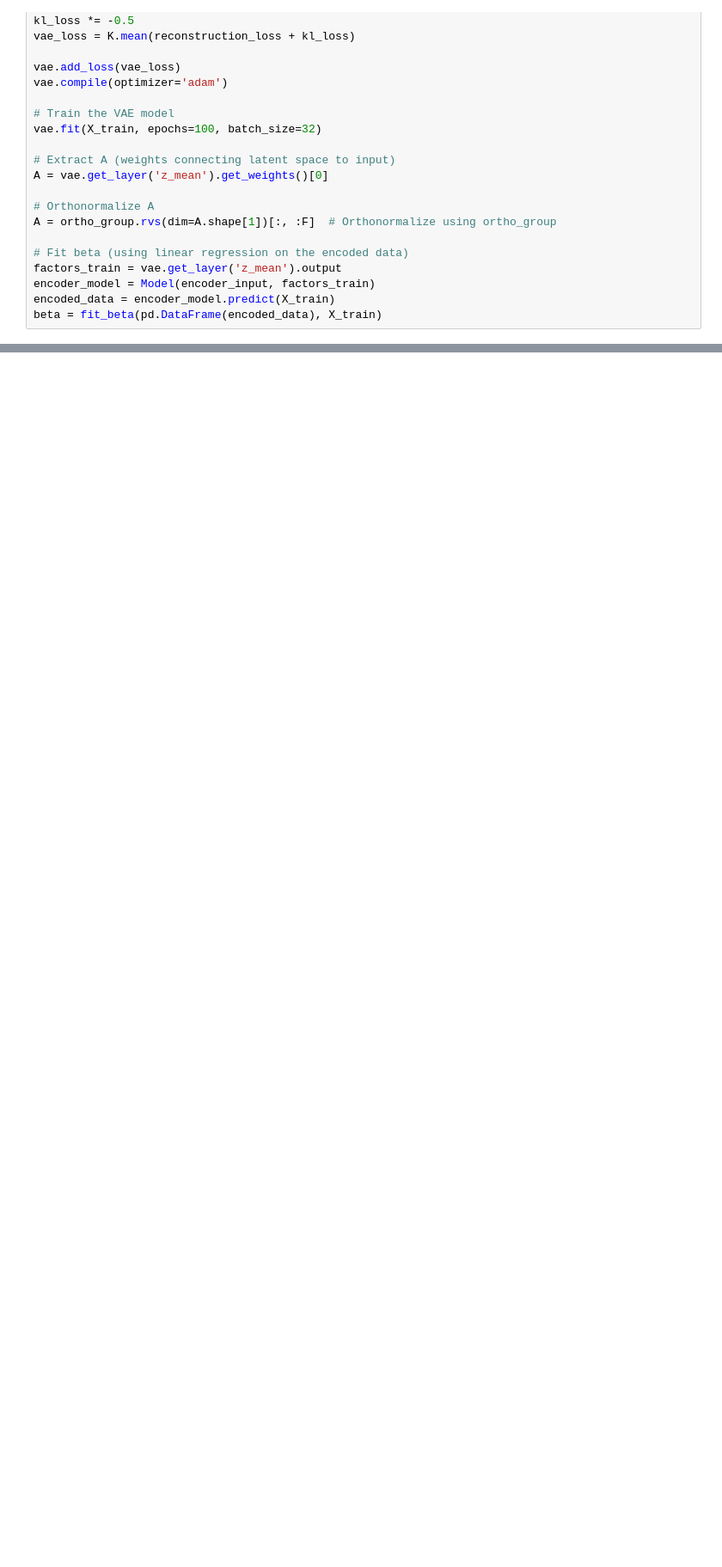
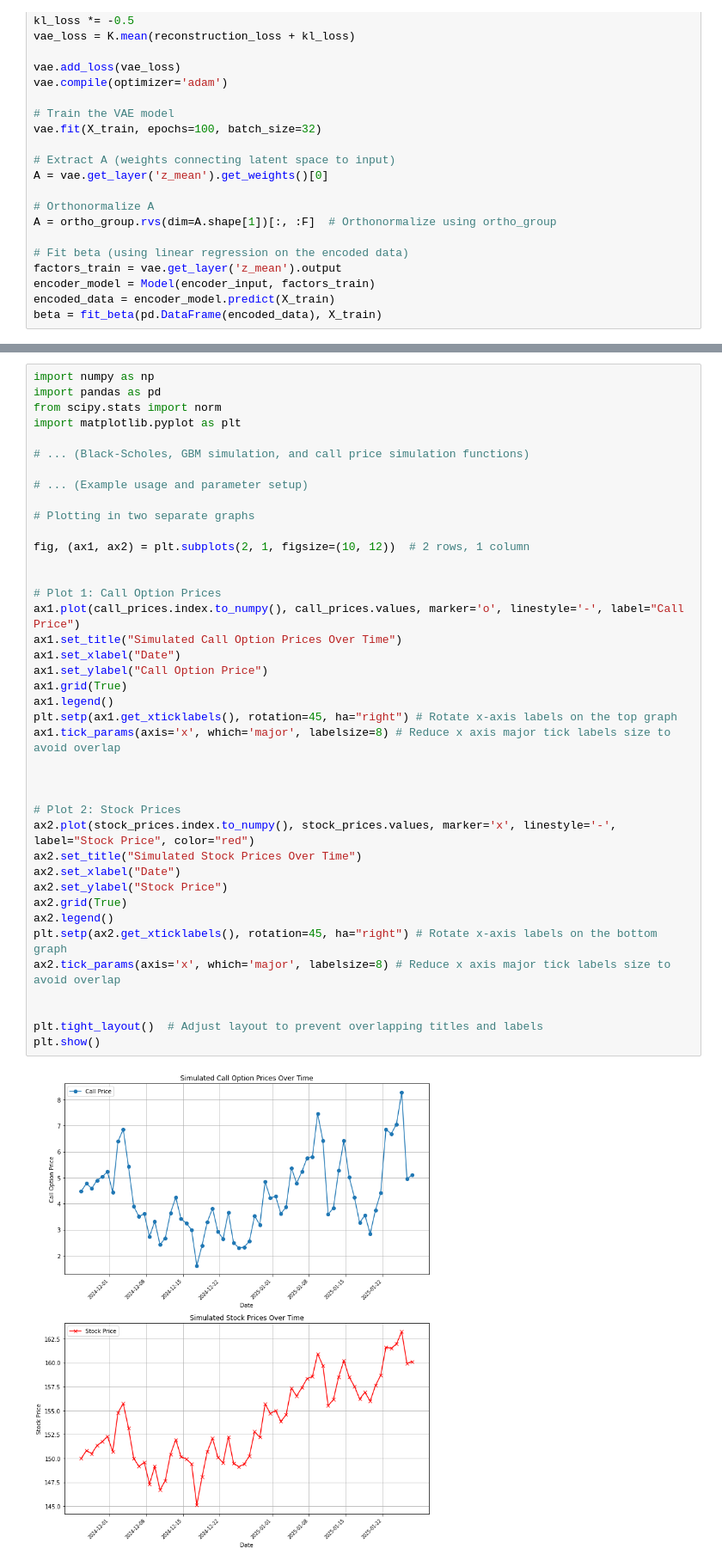
Before and after one commit to lanfeustX/Backtest, a Jupyter notebook: strat.ipynb, the cells around one changed output, grey strips where cells are left out. Shown at 86% size. Drawn from its saved outputs; the diff is of its cells as text; blank space fills up the shorter version.

```diff
--- a/strat.ipynb
+++ b/strat.ipynb
@@ -1821,0 +2918,42 @@ beta = fit_beta(pd.DataFrame(generated_data), X_train)
+# %%
+import numpy as np
+import pandas as pd
+from scipy.stats import norm
+import matplotlib.pyplot as plt
+
+# ... (Black-Scholes, GBM simulation, and call price simulation functions)
+
+# ... (Example usage and parameter setup)
+
+# Plotting in two separate graphs
+
+fig, (ax1, ax2) = plt.subplots(2, 1, figsize=(10, 12))  # 2 rows, 1 column
+
+
+# Plot 1: Call Option Prices
+ax1.plot(call_prices.index.to_numpy(), call_prices.values, marker='o', linestyle='-', label="Call Price")
+ax1.set_title("Simulated Call Option Prices Over Time")
+ax1.set_xlabel("Date")
+ax1.set_ylabel("Call Option Price")
+ax1.grid(True)
+ax1.legend()
+plt.setp(ax1.get_xticklabels(), rotation=45, ha="right") # Rotate x-axis labels on the top graph
+ax1.tick_params(axis='x', which='major', labelsize=8) # Reduce x axis major tick labels size to avoid overlap
+
+
+
+# Plot 2: Stock Prices
+ax2.plot(stock_prices.index.to_numpy(), stock_prices.values, marker='x', linestyle='-', label="Stock Price", color="red")
+ax2.set_title("Simulated Stock Prices Over Time")
+ax2.set_xlabel("Date")
+ax2.set_ylabel("Stock Price")
+ax2.grid(True)
+ax2.legend()
+plt.setp(ax2.get_xticklabels(), rotation=45, ha="right") # Rotate x-axis labels on the bottom graph
+ax2.tick_params(axis='x', which='major', labelsize=8) # Reduce x axis major tick labels size to avoid overlap
+
+
+plt.tight_layout()  # Adjust layout to prevent overlapping titles and labels
+plt.show()
+# %% [output]
+[figure, added]
```
Also changed, not shown: parts of 62 cells of this notebook.
